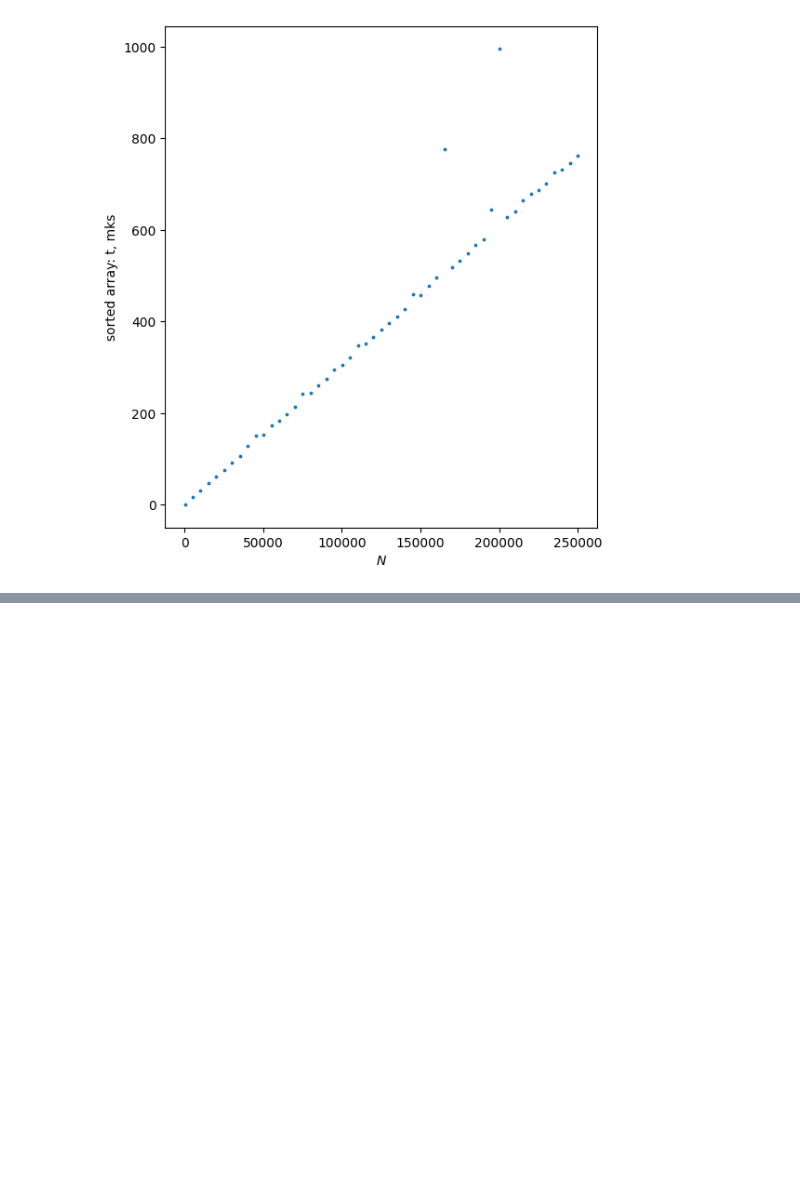
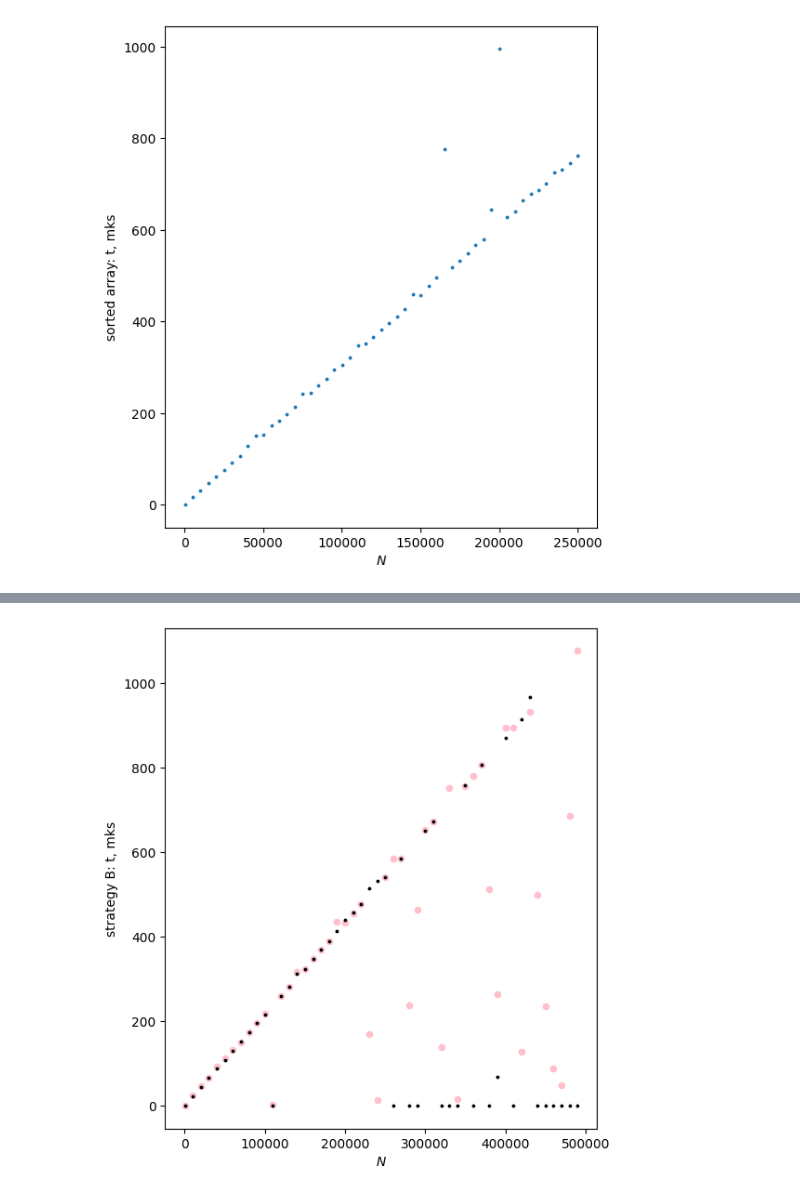
Before and after one commit to xenonnachille/cpp-23-shevyakova, a Jupyter notebook: lab_1/graphs.ipynb, the cells around one changed output, grey strips where cells are left out. Saved outputs shown, nothing was run; the diff lists cells and outputs as text; code cells hidden in the pictures; blank space fills up the shorter version.

```diff
--- a/lab_1/graphs.ipynb
+++ b/lab_1/graphs.ipynb
@@ -124,0 +125,3 @@ plt.show()
+# %%
+df4 = pd.read_csv("strategy_B.csv")
+df4
@@ -124,0 +146,12 @@ plt.show()
+# %%
+N4 = np.array(df4["N"])
+ravn_B = np.array(df4["time_ravnomerno"])
+neravn_B = np.array(df4["time_ne_ravnomerno"])
+fig, ax = plt.subplots(figsize=(6, 7))
+ax.scatter(N4, ravn_B, s=20, color='pink')
+ax.scatter(N4, neravn_B, s=3, color='black')
+ax.set(xlabel='$N$',
+       ylabel='strategy B: t, mks')
+plt.show()
+# %% [output]
+[figure, added]
```
Also changed, not shown: parts of 3 cells of this notebook, 3 other files.
